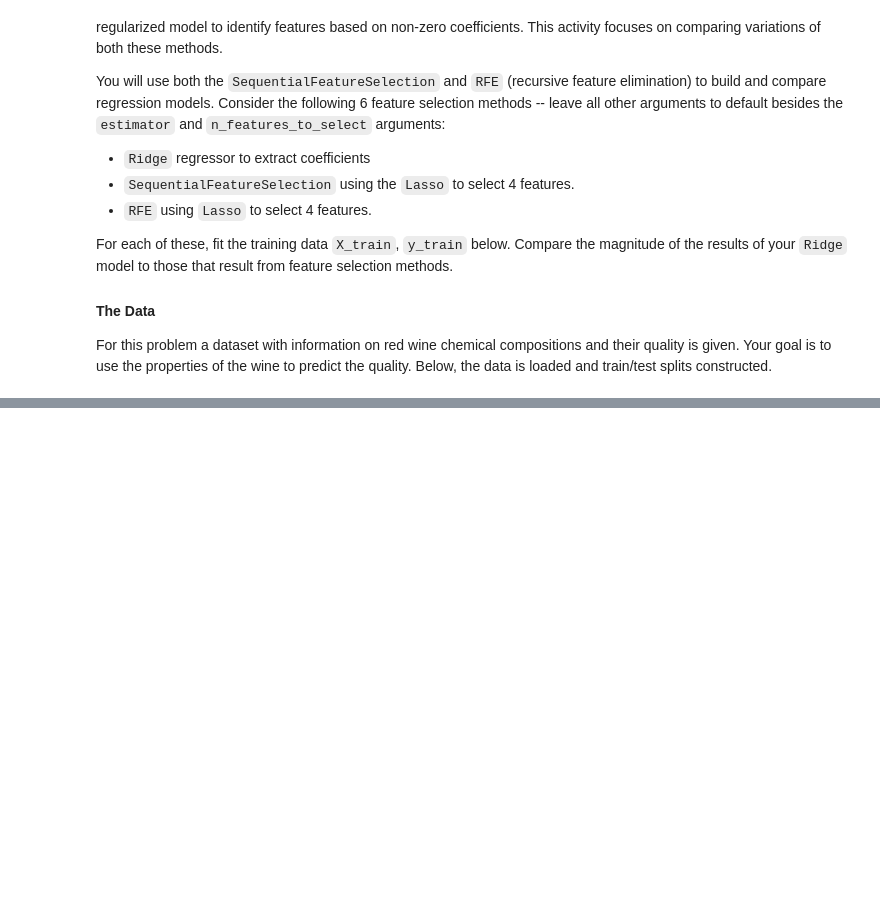
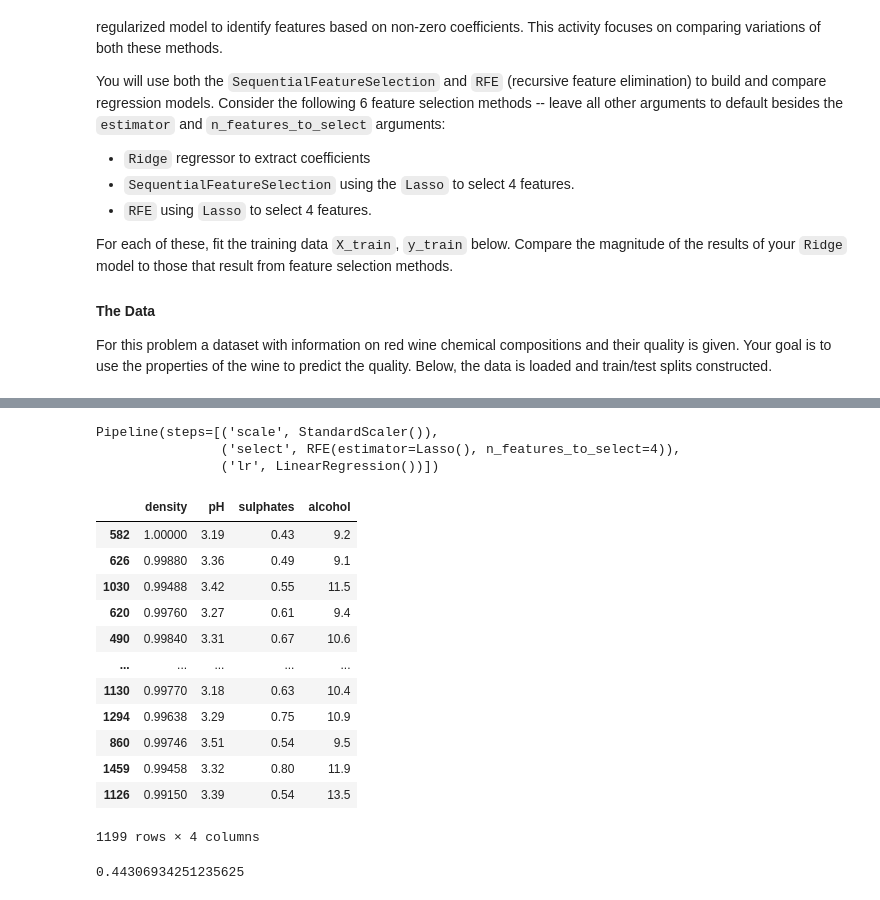
Before and after one commit to Raesu/pcmlai, a Jupyter notebook: Module 9/try-it_9.1_starter/try_it_9.1-starter.ipynb, the cells around one changed output, grey strips where cells are left out. Cells and saved outputs as stored; diff of their text form; code cells hidden in the pictures; blank space fills up the shorter version.

```diff
--- a/Module 9/try-it_9.1_starter/try_it_9.1-starter.ipynb
+++ b/Module 9/try-it_9.1_starter/try_it_9.1-starter.ipynb
@@ -34,0 +141,34 @@ from sklearn.feature_selection import SequentialFeatureSelector, RFE
+# %%
+pipelineRFE = Pipeline([
+  ('scale', StandardScaler()),
+  ('select', RFE(Lasso(), n_features_to_select=4)),
+  ('lr', LinearRegression())
+])
+
+pipelineRFE.fit(X_train, y_train)
+# %% [output]
+Pipeline(steps=[('scale', StandardScaler()),
+                ('select', RFE(estimator=Lasso(), n_features_to_select=4)),
+                ('lr', LinearRegression())])
+# %%
+indices = pipelineRFE.named_steps['select'].get_support(indices=True)
+X_train.iloc[:, indices]
+# %% [output]
+|  | density | pH | sulphates | alcohol |
+| 582 | 1.00000 | 3.19 | 0.43 | 9.2 |
+| 626 | 0.99880 | 3.36 | 0.49 | 9.1 |
+| 1030 | 0.99488 | 3.42 | 0.55 | 11.5 |
+| 620 | 0.99760 | 3.27 | 0.61 | 9.4 |
+| 490 | 0.99840 | 3.31 | 0.67 | 10.6 |
+| ... | ... | ... | ... | ... |
+| 1130 | 0.99770 | 3.18 | 0.63 | 10.4 |
+| 1294 | 0.99638 | 3.29 | 0.75 | 10.9 |
+| 860 | 0.99746 | 3.51 | 0.54 | 9.5 |
+| 1459 | 0.99458 | 3.32 | 0.80 | 11.9 |
+| 1126 | 0.99150 | 3.39 | 0.54 | 13.5 |
+1199 rows × 4 columns
+# %%
+preds = pipelineRFE.predict(X_test)
+mean_squared_error(y_test, preds)
+# %% [output]
+0.44306934251235625
```
Also changed, not shown: parts of 14 cells of this notebook.
